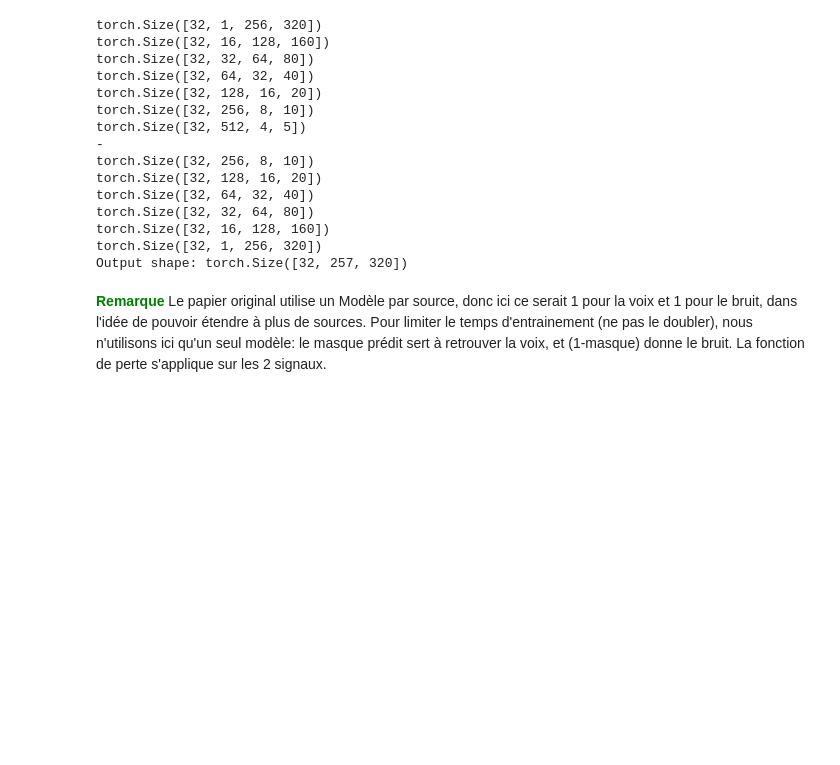
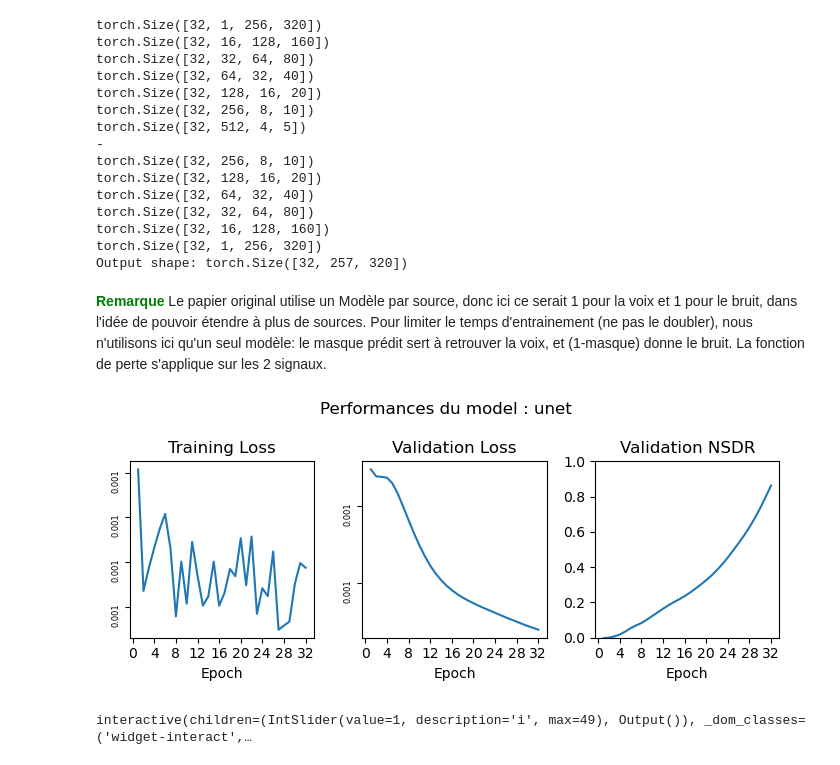
Before and after one commit to cvt8/Deep_signal_separation, a Jupyter notebook: seq2seq_v1.ipynb, the cells around one changed output. Cells and saved outputs as stored; diff of their text form; code cells hidden in the pictures; blank space fills up the shorter version.

Commit message:
test and plot functions

```diff
--- a/seq2seq_v1.ipynb
+++ b/seq2seq_v1.ipynb
@@ -437,7 +437,8 @@ def source_separation(model: OurUNet,mix_signal):
     mix_spec = get_spectrogram(mix_signal)
     mix_spec_abs = abs(torch.tensor(mix_spec).to(device))
     mix_spec_phase = np.angle(mix_spec)
-    mask = model(mix_spec_abs)
+    with torch.no_grad():
+        mask = model(mix_spec_abs)
     # Voice:
     voice_spec_abs = mask * mix_spec_abs
     voice_spec = voice_spec_abs.numpy() * np.exp(1j*mix_spec_phase)
@@ -531,14 +574,52 @@ def train(
 # %%
+save_path = Path("./save_unet")
 train_dataset = MyDataset(
     train_small_folder,
     load_signals=False,
     load_spectrograms=True)
 train_dataloader = DataLoader(train_dataset,batch_size=32,shuffle=True)
 
 model,perfs = train(
     OurUNet(),
-    5,
+    32,
     dataloader_train=train_dataloader,
     folder_valid=train_small_folder,
-    save_path=Path("save_unet")
+    save_path=save_path
 )
+plot_perfs(perfs,save_path=save_path)
+# %% [output]
+[figure, added]
+# %%
+model.eval()
+folder = train_small_folder
+@widgets.interact(i=(0,datasets_sizes[folder]-1,1))
+def update(i=1):
+    dir = load_signal_folder(get_path(folder,i),load_signals=True,load_spectrograms=False)
+    mix_signal = dir["mix"]["signal"]
+    make_label = lambda label : widgets.HTML(value=f"<b>{label}</b>")
+    make_audio = lambda signal : Audio(data=signal.T,rate=fe)
+    _,pred_voice_signal,_,pred_noise_signal = source_separation(model,mix_signal)
+    display(make_label("Mix Signal:"))
+    display(make_audio(mix_signal))
+    display(make_label("Original voice:"))
+    display(make_audio(dir["voice"]["signal"]))
+    display(make_label("Reconstructed voice:"))
+    display(make_audio(pred_voice_signal))
+    display(make_label("Original noise:"))
+    display(make_audio(dir["noise"]["signal"]))
+    display(make_label("Reconstructed noise:"))
+    display(make_audio(pred_noise_signal))
+    # display(Audio(data=mix_signal.T,rate=fe))
+    # display(widgets.HTML(value="<b>Original Voice</b>"))
+    # display(Audio(data=dir["voice"]["signal"].T,rate=fe))
+    # label1=make_label("Mix Signal")
+    # audio1=make_audio(mix_signal)
+    # hbox = widgets.HBox([
+            # widgets.VBox([label1,audio1]),
+            # widgets.VBox([make_label("Original Voice"),make_audio(dir["voice"]["signal"])]),
+        # ])
+    # display(hbox)
+
+    # widgets.HBox()
+# %% [output]
+interactive(children=(IntSlider(value=1, description='i', max=49), Output()), _dom_classes=('widget-interact',…
```
Also changed, not shown: parts of 2 cells of this notebook.
